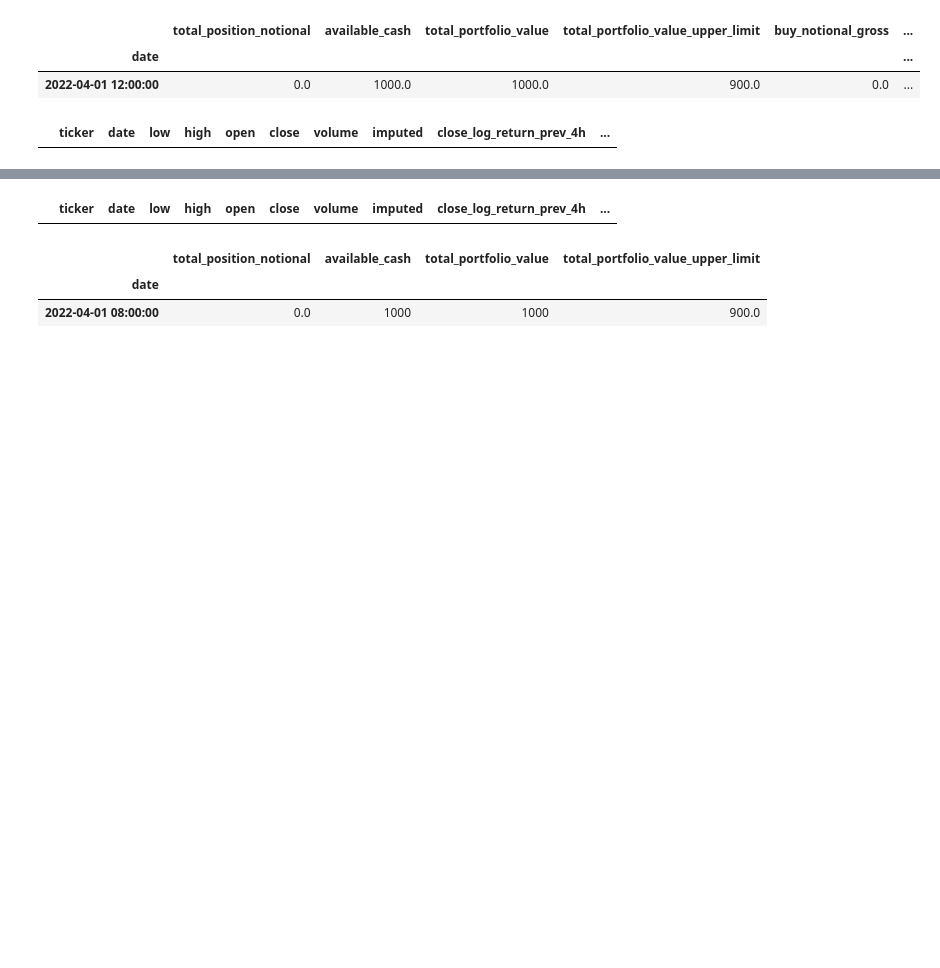
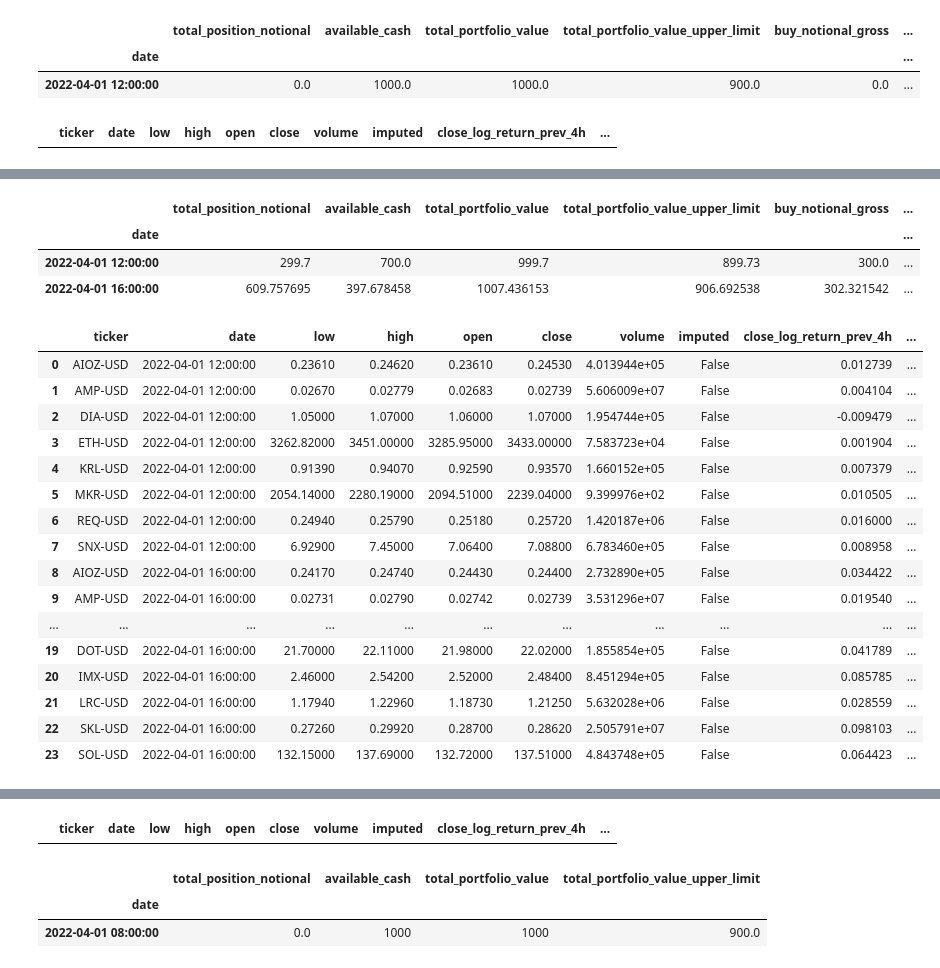
Before and after one commit to adheerchauhan/trend_following, a Jupyter notebook: research/notebooks/Intraday_Price_Data_and_Analysis.ipynb, the cells around one changed output, grey strips where cells are left out. Cells and saved outputs as stored; diff of their text form; code cells hidden in the pictures; blank space fills up the shorter version.

```diff
--- a/research/notebooks/Intraday_Price_Data_and_Analysis.ipynb
+++ b/research/notebooks/Intraday_Price_Data_and_Analysis.ipynb
@@ -1528,11 +1592,2 @@ df_daily_position_summary
 # %%
-if current_period == first_period:
-    ## Open New Positions for Vintage 1
-    df_daily_position_summary, df_daily_portfolio_summary = open_new_vintage_positions(
-        df_position=df_daily_position_summary, df_portfolio=df_daily_portfolio_summary, df_signal=df_signal_current_period,
-        period=current_period, fwd_return_period=fwd_return_period, cash_buffer_percentage=cash_buffer_percentage,
-        transaction_cost_est=transaction_cost_est, passive_trade_rate=passive_trade_rate, enable_fees=enable_fees, vintage_name='Vintage_1', signal_col=signal_col)
-    non_zero_position_cond = (df_daily_position_summary[signal_col].fillna(0).astype(float) != 0)
-    positions_vintage_cond = (df_daily_position_summary['vintage_id'] == 'Vintage_1')
-    positions_current_period_cond = (df_daily_position_summary.date == current_period)
-    df_daily_position_summary.loc[non_zero_position_cond & positions_current_period_cond & positions_vintage_cond, 'holding_period_counter'] = 1
+df_portfolio
@@ -1586,0 +1630,31 @@ Timestamp('2022-04-01 12:00:00')
+# %%
+i = 2
+current_period = period_list[i]
+
+if run_counter in run_counter_check:
+    print(run_counter)
+# prior_period = period_list[period_list.index(current_period)-1]
+prior_period = period_list[i - 1]
+
+## Filtering Conditions
+signal_current_period_cond = (df_signal.date == current_period)
+df_signal_current_period = df_signal.loc[signal_current_period_cond].copy()
+
+if current_period > first_period:
+    df_portfolio = roll_portfolio_positions(df_portfolio, current_period=current_period)
+
+# elif current_period == second_period:
+## Update Positions from Vintage 1
+df_position, df_portfolio = update_open_vintage_positions(
+    df_position=df_position, df_portfolio=df_portfolio, df_signal=df_signal_current_period,
+    current_period=current_period, prior_period=prior_period, cash_buffer_percentage=cash_buffer_percentage, vintage_name='Vintage_1')
+
+## Open New Positions for Vintage 2
+df_position, df_portfolio = open_new_vintage_positions(
+    df_position=df_position, df_portfolio=df_portfolio, df_signal=df_signal_current_period,
+    period=current_period, fwd_return_period=fwd_return_period, cash_buffer_percentage=cash_buffer_percentage,
+    transaction_cost_est=transaction_cost_est, passive_trade_rate=passive_trade_rate, enable_fees=enable_fees, vintage_name='Vintage_2', signal_col=signal_col)
+non_zero_position_cond = (df_position[signal_col].fillna(0).astype(float) != 0)
+positions_vintage_cond = (df_position['vintage_id'] == 'Vintage_2')
+positions_current_period_cond = (df_position.date == current_period)
+df_position.loc[non_zero_position_cond & positions_current_period_cond & positions_vintage_cond, 'holding_period_counter'] = 1
@@ -1586,0 +1667,27 @@ Timestamp('2022-04-01 12:00:00')
+# %%
+df_portfolio
+# %% [output]
+|  | total_position_notional | available_cash | total_portfolio_value | total_portfolio_value_upper_limit | buy_notional_gross | ... |
+| date |  |  |  |  |  | ... |
+| 2022-04-01 12:00:00 | 299.7 | 700.0 | 999.7 | 899.73 | 300.0 | ... |
+| 2022-04-01 16:00:00 | 609.757695 | 397.678458 | 1007.436153 | 906.692538 | 302.321542 | ... |
+# %%
+df_position
+# %% [output]
+|  | ticker | date | low | high | open | close | volume | imputed | close_log_return_prev_4h | ... |
+| 0 | AIOZ-USD | 2022-04-01 12:00:00 | 0.23610 | 0.24620 | 0.23610 | 0.24530 | 4.013944e+05 | False | 0.012739 | ... |
+| 1 | AMP-USD | 2022-04-01 12:00:00 | 0.02670 | 0.02779 | 0.02683 | 0.02739 | 5.606009e+07 | False | 0.004104 | ... |
+| 2 | DIA-USD | 2022-04-01 12:00:00 | 1.05000 | 1.07000 | 1.06000 | 1.07000 | 1.954744e+05 | False | -0.009479 | ... |
+| 3 | ETH-USD | 2022-04-01 12:00:00 | 3262.82000 | 3451.00000 | 3285.95000 | 3433.00000 | 7.583723e+04 | False | 0.001904 | ... |
+| 4 | KRL-USD | 2022-04-01 12:00:00 | 0.91390 | 0.94070 | 0.92590 | 0.93570 | 1.660152e+05 | False | 0.007379 | ... |
+| 5 | MKR-USD | 2022-04-01 12:00:00 | 2054.14000 | 2280.19000 | 2094.51000 | 2239.04000 | 9.399976e+02 | False | 0.010505 | ... |
+| 6 | REQ-USD | 2022-04-01 12:00:00 | 0.24940 | 0.25790 | 0.25180 | 0.25720 | 1.420187e+06 | False | 0.016000 | ... |
+| 7 | SNX-USD | 2022-04-01 12:00:00 | 6.92900 | 7.45000 | 7.06400 | 7.08800 | 6.783460e+05 | False | 0.008958 | ... |
+| 8 | AIOZ-USD | 2022-04-01 16:00:00 | 0.24170 | 0.24740 | 0.24430 | 0.24400 | 2.732890e+05 | False | 0.034422 | ... |
+| 9 | AMP-USD | 2022-04-01 16:00:00 | 0.02731 | 0.02790 | 0.02742 | 0.02739 | 3.531296e+07 | False | 0.019540 | ... |
+| ... | ... | ... | ... | ... | ... | ... | ... | ... | ... | ... |
+| 19 | DOT-USD | 2022-04-01 16:00:00 | 21.70000 | 22.11000 | 21.98000 | 22.02000 | 1.855854e+05 | False | 0.041789 | ... |
+| 20 | IMX-USD | 2022-04-01 16:00:00 | 2.46000 | 2.54200 | 2.52000 | 2.48400 | 8.451294e+05 | False | 0.085785 | ... |
+| 21 | LRC-USD | 2022-04-01 16:00:00 | 1.17940 | 1.22960 | 1.18730 | 1.21250 | 5.632028e+06 | False | 0.028559 | ... |
+| 22 | SKL-USD | 2022-04-01 16:00:00 | 0.27260 | 0.29920 | 0.28700 | 0.28620 | 2.505791e+07 | False | 0.098103 | ... |
+| 23 | SOL-USD | 2022-04-01 16:00:00 | 132.15000 | 137.69000 | 132.72000 | 137.51000 | 4.843748e+05 | False | 0.064423 | ... |
```
Also changed, not shown: parts of 49 cells of this notebook.
